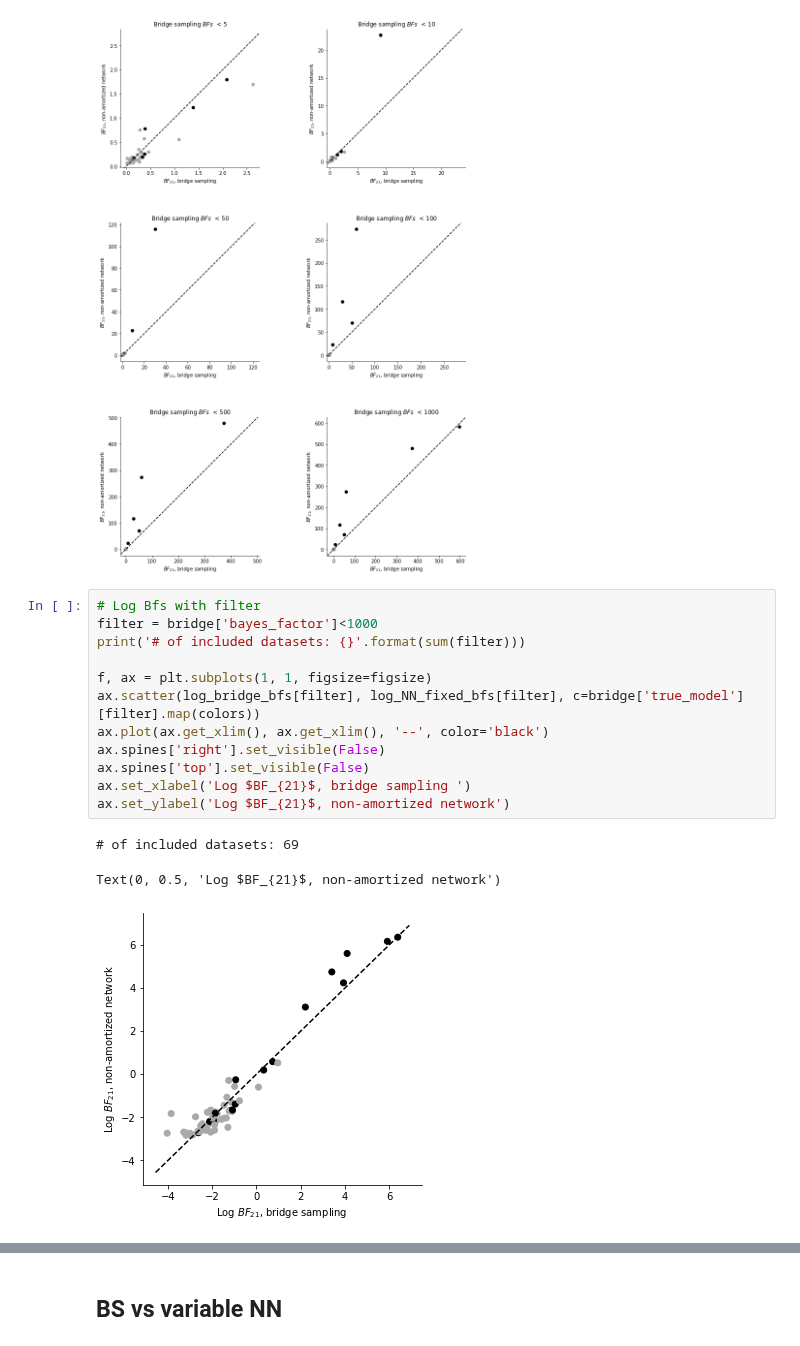
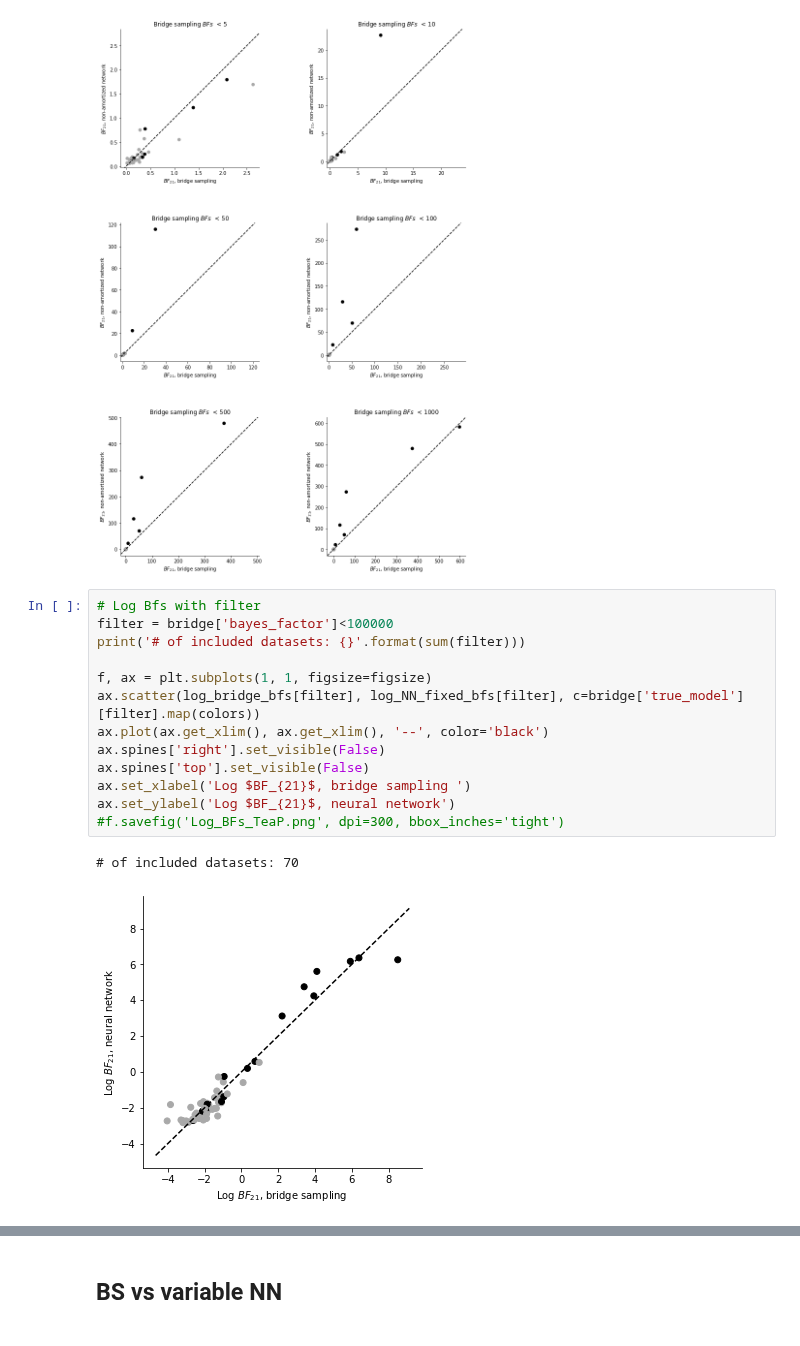
Before and after one commit to elseml/DeepHierarchicalModelComparison, a Jupyter notebook: Python code/Bridge_sampling_comparison.ipynb, the cells around one changed output, grey strips where cells are left out. Drawn from its saved outputs; the diff is of its cells as text.

```diff
--- a/Python code/Bridge_sampling_comparison.ipynb
+++ b/Python code/Bridge_sampling_comparison.ipynb
@@ -229,17 +261,17 @@ for n, cutoff in enumerate(cutoffs):
 [figure]
 # %%
 # Log Bfs with filter
-filter = bridge['bayes_factor']<1000
+filter = bridge['bayes_factor']<100000
 print('# of included datasets: {}'.format(sum(filter)))
 
 f, ax = plt.subplots(1, 1, figsize=figsize)
 ax.scatter(log_bridge_bfs[filter], log_NN_fixed_bfs[filter], c=bridge['true_model'][filter].map(colors))
 ax.plot(ax.get_xlim(), ax.get_xlim(), '--', color='black')
 ax.spines['right'].set_visible(False)
 ax.spines['top'].set_visible(False)
 ax.set_xlabel('Log $BF_{21}$, bridge sampling ')
-ax.set_ylabel('Log $BF_{21}$, non-amortized network')
+ax.set_ylabel('Log $BF_{21}$, neural network')
+#f.savefig('Log_BFs_TeaP.png', dpi=300, bbox_inches='tight')
 # %% [output]
-# of included datasets: 69
+# of included datasets: 70
-Text(0, 0.5, 'Log $BF_{21}$, non-amortized network')
-[figure, old version]
+[figure, new version]
```
Also changed, not shown: parts of 11 cells of this notebook.
